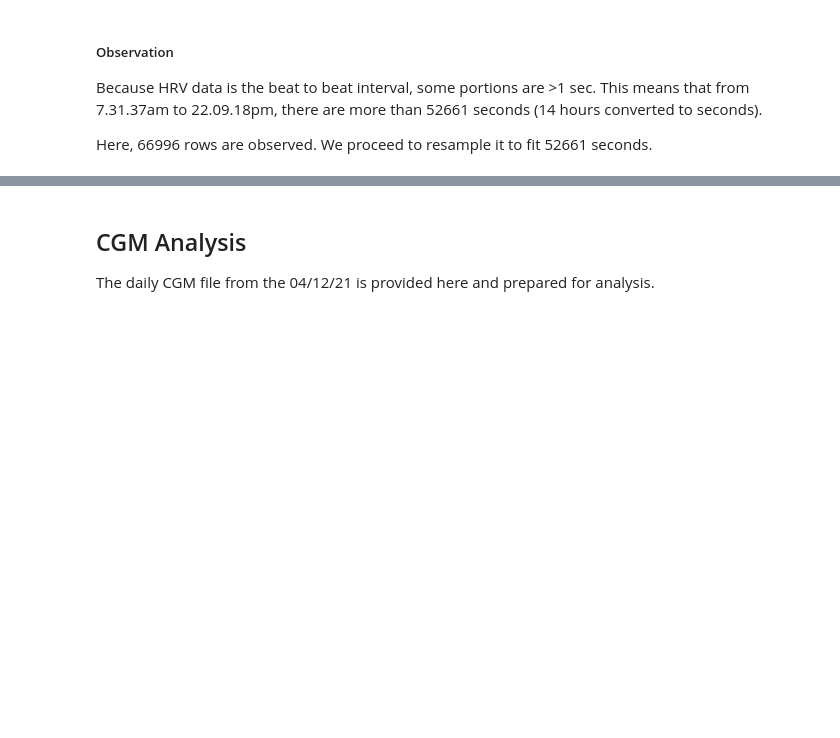
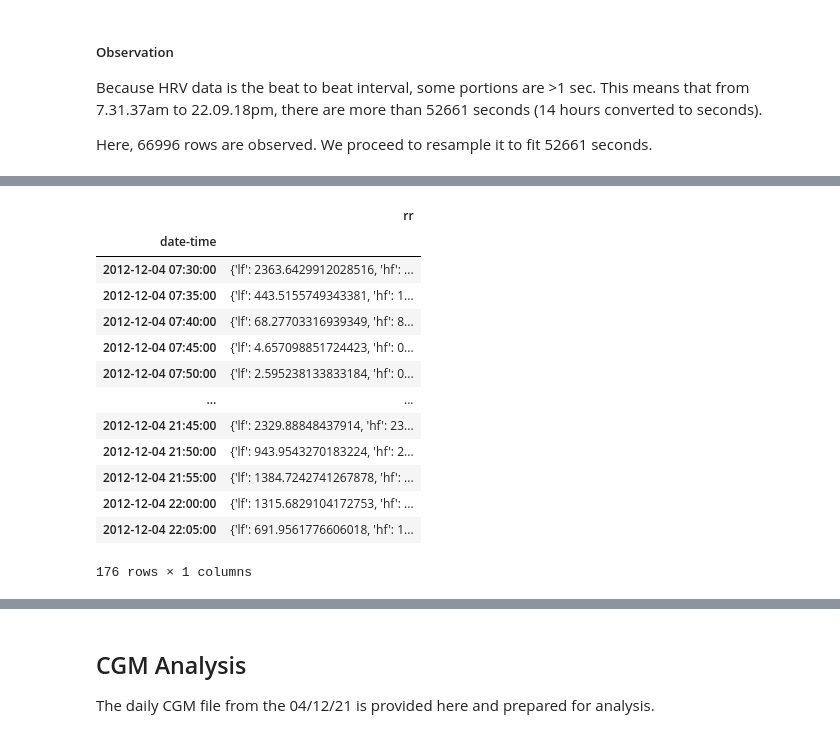
Before and after one commit to itsdarrenlee/BtechFYP, a Jupyter notebook: data/04-01-21/04-12-21-Analysis.ipynb, the cells around one changed output, grey strips where cells are left out. Saved outputs shown, nothing was run; the diff lists cells and outputs as text; code cells hidden in the pictures; blank space fills up the shorter version.

```diff
--- a/data/04-01-21/04-12-21-Analysis.ipynb
+++ b/data/04-01-21/04-12-21-Analysis.ipynb
@@ -276,0 +108,17 @@ all_hrv_metrics.plot(
+# %%
+df_features[1]
+# %% [output]
+|  | rr |
+| date-time |  |
+| 2012-12-04 07:30:00 | {'lf': 2363.6429912028516, 'hf': ... |
+| 2012-12-04 07:35:00 | {'lf': 443.5155749343381, 'hf': 1... |
+| 2012-12-04 07:40:00 | {'lf': 68.27703316939349, 'hf': 8... |
+| 2012-12-04 07:45:00 | {'lf': 4.657098851724423, 'hf': 0... |
+| 2012-12-04 07:50:00 | {'lf': 2.595238133833184, 'hf': 0... |
+| ... | ... |
+| 2012-12-04 21:45:00 | {'lf': 2329.88848437914, 'hf': 23... |
+| 2012-12-04 21:50:00 | {'lf': 943.9543270183224, 'hf': 2... |
+| 2012-12-04 21:55:00 | {'lf': 1384.7242741267878, 'hf': ... |
+| 2012-12-04 22:00:00 | {'lf': 1315.6829104172753, 'hf': ... |
+| 2012-12-04 22:05:00 | {'lf': 691.9561776606018, 'hf': 1... |
+176 rows × 1 columns
```
Also changed, not shown: parts of 31 cells of this notebook.
